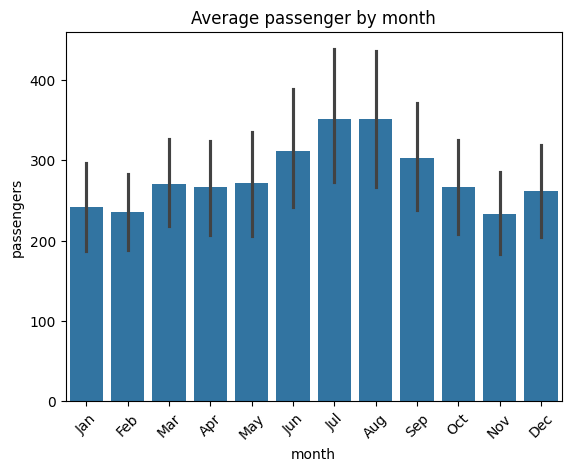
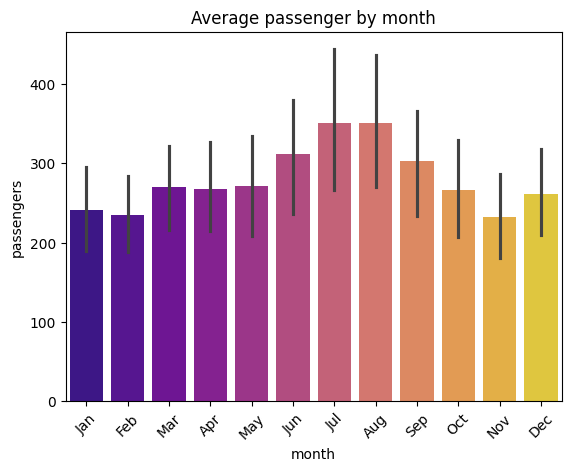
The change to this notebook cell's code, shown as a diff; its figure went from the first image to the second:
--- before
+++ after
@@ -1,4 +1,4 @@
 # Bar Plot(Average passengers by month)
-sns.barplot(data= ft, x= "month", y= "passengers")
+sns.barplot(data= ft, x= "month", y= "passengers", palette="plasma")
 plt.xticks(rotation= 45)
 plt.title("Average passenger by month")

Commit: updating seaborn file